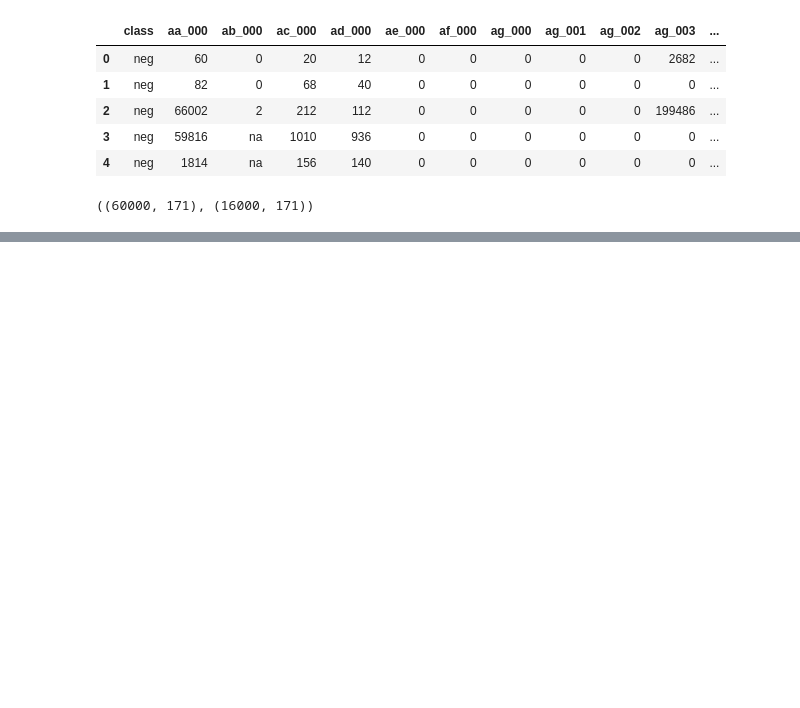
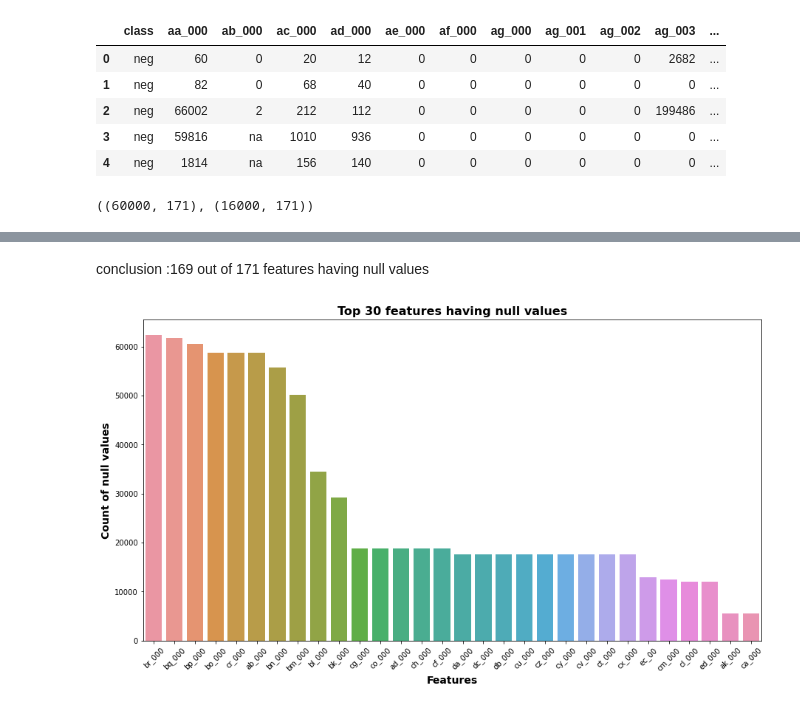
Before and after one commit to Preranapagar/ML_Projects, a Jupyter notebook: Project/Scania Truck Failure/scania_failure.ipynb, the cells around one changed output, grey strips where cells are left out. Cells and saved outputs as stored; diff of their text form; code cells hidden in the pictures; blank space fills up the shorter version.

```diff
--- a/Project/Scania Truck Failure/scania_failure.ipynb
+++ b/Project/Scania Truck Failure/scania_failure.ipynb
@@ -63,0 +67,3 @@ train_data.shape, test_data.shape
+# %%
+df = pd.concat([train_data, test_data], ignore_index = True)
+df
@@ -63,0 +108,2 @@ train_data.shape, test_data.shape
+# %%
+df.replace('na', np.nan, inplace=True)
@@ -63,0 +127,8 @@ train_data.shape, test_data.shape
+# %%
+#change datatypes of columns
+
+for fea in df.columns[1:]:
+    try:
+        df[fea] = df[fea].astype(int)
+    except:
+        df[fea] = df[fea].astype(float)
@@ -63,0 +195,4 @@ train_data.shape, test_data.shape
+# %%
+#30 features with highest null values
+null_30 = df.isnull().sum().sort_values(ascending=False).head(30)
+null_30
@@ -63,0 +233,13 @@ train_data.shape, test_data.shape
+# %% [markdown]
+conclusion :169 out of 171 features having null values
+# %%
+#plotting the top features having nulls
+plt.figure(figsize=(15,8))
+sns.barplot(y= null_30, x=null_30.index)
+plt.xticks(rotation=45)
+plt.ylabel("Count of null values", fontsize = 14, fontweight = "bold")
+plt.xlabel("Features", fontsize = 14, fontweight = "bold")
+plt.title("Top 30 features having null values", fontsize=16, fontweight='bold', y=1)
+plt.show()
+# %% [output]
+[figure, added]
```
Also changed, not shown: parts of 24 cells of this notebook.
